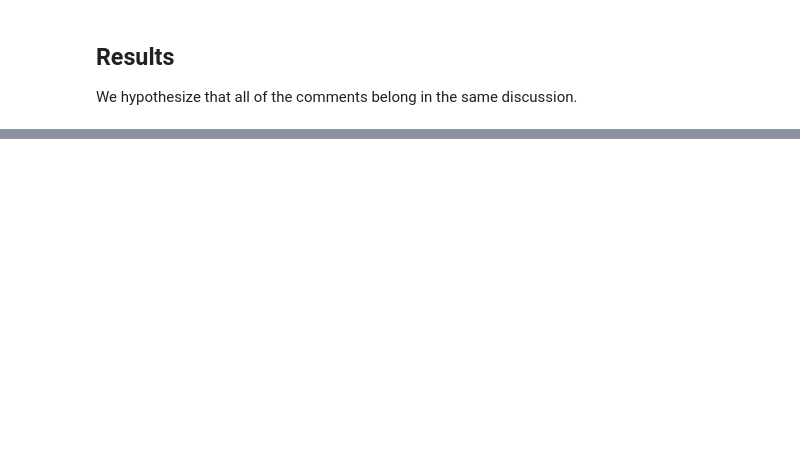
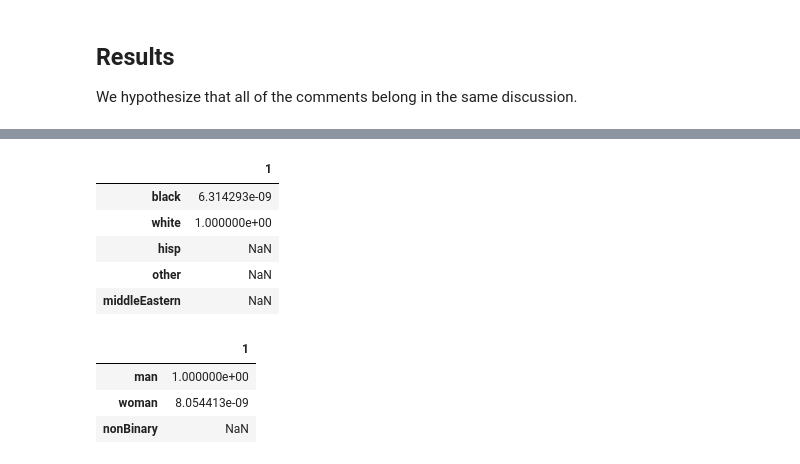
Before and after one commit to dimits-ts/aposteriori-unimodality, a Jupyter notebook: notebooks/real_life.ipynb, the cells around one changed output, grey strips where cells are left out. Drawn from its saved outputs; the diff is of its cells as text; code cells hidden in the pictures; blank space fills up the shorter version.

```diff
--- a/notebooks/real_life.ipynb
+++ b/notebooks/real_life.ipynb
@@ -132,0 +139,28 @@ print(
+# %%
+tasks.run_helper.results(
+    df2,
+    discussion_id_col="fake_index",
+    sdb_column="annotatorRace",
+    value_col="racism",
+    comment_key_col="tweet",
+)
+# %% [output]
+|  | 1 |
+| black | 6.314293e-09 |
+| white | 1.000000e+00 |
+| hisp | NaN |
+| other | NaN |
+| middleEastern | NaN |
+# %%
+tasks.run_helper.results(
+    df2,
+    discussion_id_col="fake_index",
+    sdb_column="annotatorGender",
+    value_col="racism",
+    comment_key_col="tweet",
+)
+# %% [output]
+|  | 1 |
+| man | 1.000000e+00 |
+| woman | 8.054413e-09 |
+| nonBinary | NaN |
```
Also changed, not shown: parts of 5 cells of this notebook, 1 other file.
